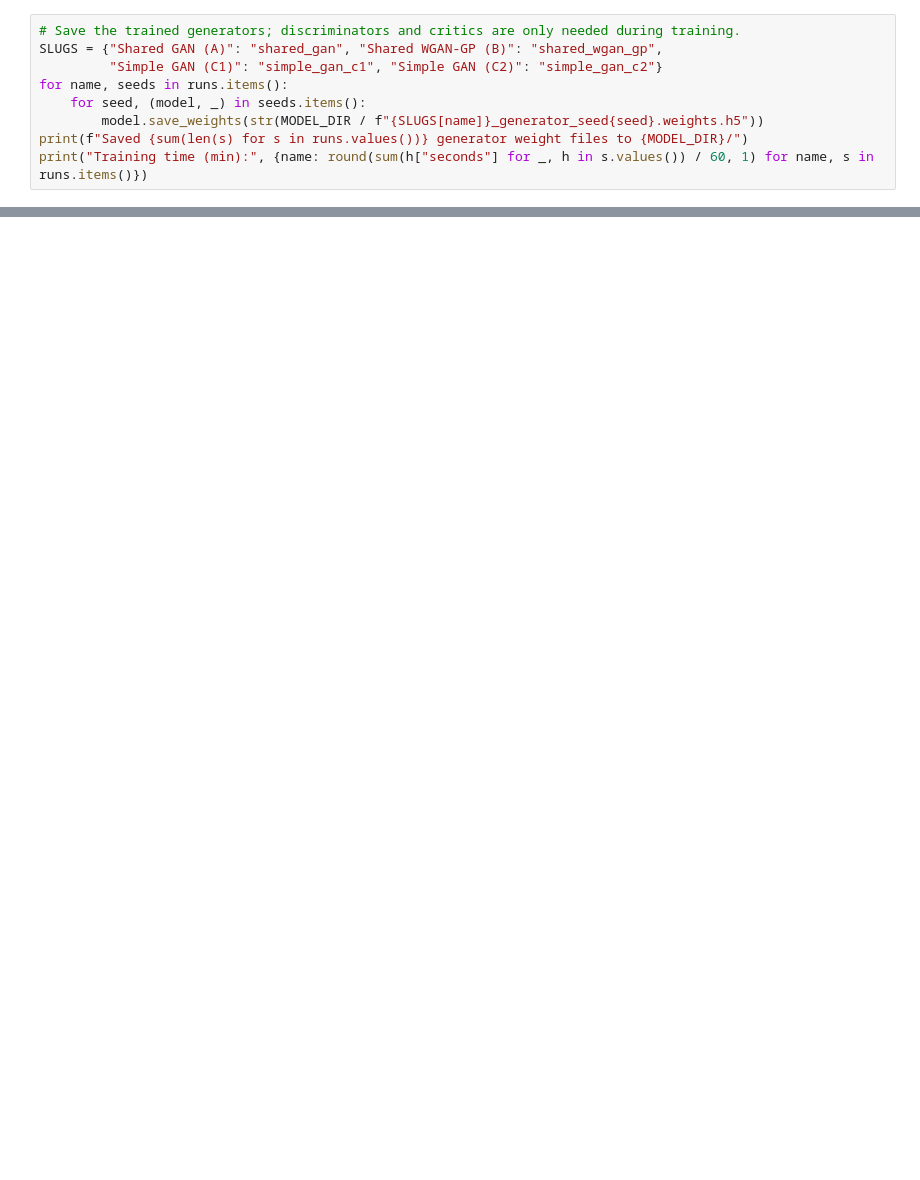
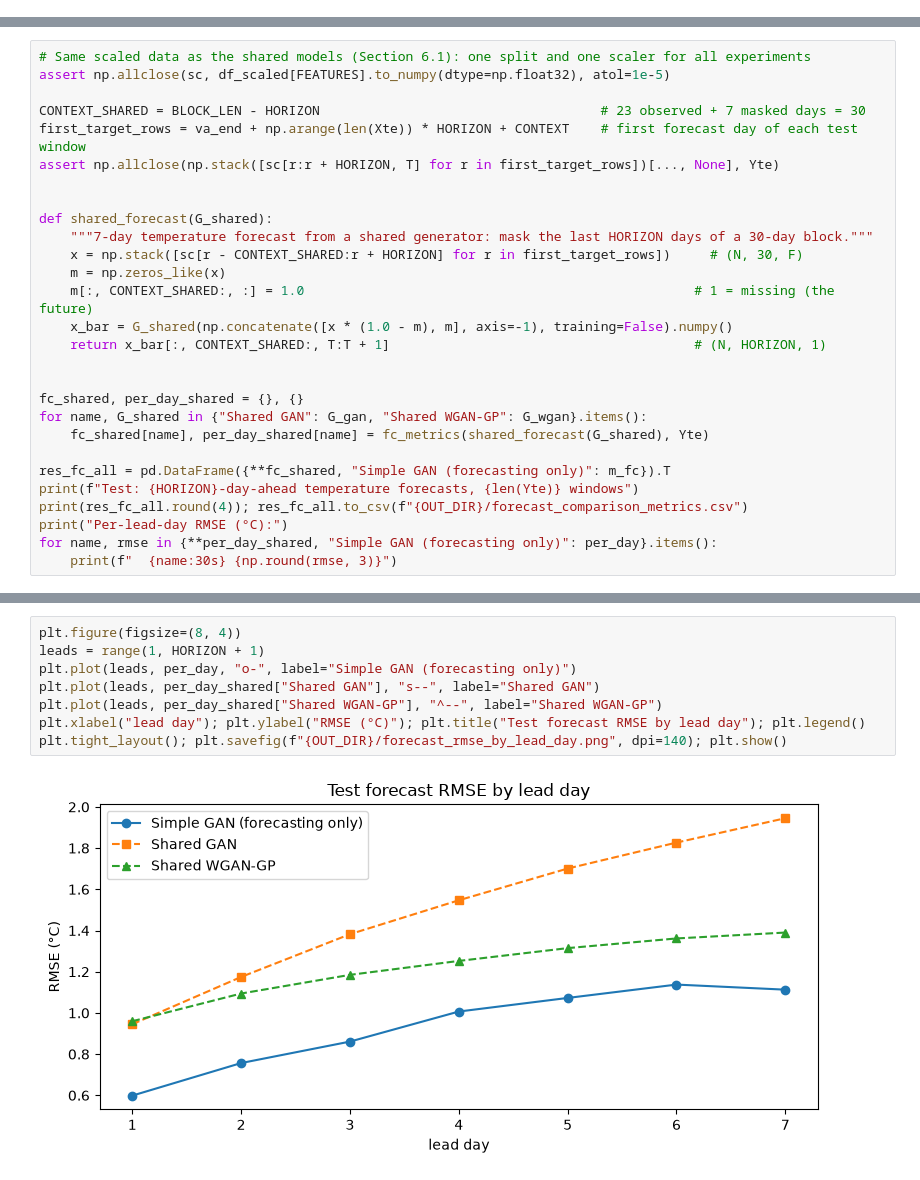
Before and after one commit to Melvin0163/Adversarial-Forecasting-A-GAN-Based-Framework-for-Time-Series-Imputation-and-Weather-Prediction, a Jupyter notebook: Adversarial_Forecasting_GAN.ipynb, the cells around one changed output, grey strips where cells are left out. Saved outputs shown, nothing was run; the diff lists cells and outputs as text; blank space fills up the shorter version.

```diff
--- a/Adversarial_Forecasting_GAN.ipynb
+++ b/Adversarial_Forecasting_GAN.ipynb
@@ -857,9 +0,0 @@ forecast windows (train / val / test): 19,374, 587, 596
-# %%
-# Save the trained generators; discriminators and critics are only needed during training.
-SLUGS = {"Shared GAN (A)": "shared_gan", "Shared WGAN-GP (B)": "shared_wgan_gp",
-         "Simple GAN (C1)": "simple_gan_c1", "Simple GAN (C2)": "simple_gan_c2"}
-for name, seeds in runs.items():
-    for seed, (model, _) in seeds.items():
-        model.save_weights(str(MODEL_DIR / f"{SLUGS[name]}_generator_seed{seed}.weights.h5"))
-print(f"Saved {sum(len(s) for s in runs.values())} generator weight files to {MODEL_DIR}/")
-print("Training time (min):", {name: round(sum(h["seconds"] for _, h in s.values()) / 60, 1) for name, s in runs.items()})
@@ -1457,0 +1143,28 @@ Two standard remedies follow. The first is GAIN's *hint mechanism* (Yoon et al.,
+# %%
+# Same scaled data as the shared models (Section 6.1): one split and one scaler for all experiments
+assert np.allclose(sc, df_scaled[FEATURES].to_numpy(dtype=np.float32), atol=1e-5)
+
+CONTEXT_SHARED = BLOCK_LEN - HORIZON                                    # 23 observed + 7 masked days = 30
+first_target_rows = va_end + np.arange(len(Xte)) * HORIZON + CONTEXT    # first forecast day of each test window
+assert np.allclose(np.stack([sc[r:r + HORIZON, T] for r in first_target_rows])[..., None], Yte)
+
+
+def shared_forecast(G_shared):
+    """7-day temperature forecast from a shared generator: mask the last HORIZON days of a 30-day block."""
+    x = np.stack([sc[r - CONTEXT_SHARED:r + HORIZON] for r in first_target_rows])     # (N, 30, F)
+    m = np.zeros_like(x)
+    m[:, CONTEXT_SHARED:, :] = 1.0                                                  # 1 = missing (the future)
+    x_bar = G_shared(np.concatenate([x * (1.0 - m), m], axis=-1), training=False).numpy()
+    return x_bar[:, CONTEXT_SHARED:, T:T + 1]                                       # (N, HORIZON, 1)
+
+
+fc_shared, per_day_shared = {}, {}
+for name, G_shared in {"Shared GAN": G_gan, "Shared WGAN-GP": G_wgan}.items():
+    fc_shared[name], per_day_shared[name] = fc_metrics(shared_forecast(G_shared), Yte)
+
+res_fc_all = pd.DataFrame({**fc_shared, "Simple GAN (forecasting only)": m_fc}).T
+print(f"Test: {HORIZON}-day-ahead temperature forecasts, {len(Yte)} windows")
+print(res_fc_all.round(4)); res_fc_all.to_csv(f"{OUT_DIR}/forecast_comparison_metrics.csv")
+print("Per-lead-day RMSE (°C):")
+for name, rmse in {**per_day_shared, "Simple GAN (forecasting only)": per_day}.items():
+    print(f"  {name:30s} {np.round(rmse, 3)}")
@@ -1457,0 +1245,10 @@ Two standard remedies follow. The first is GAIN's *hint mechanism* (Yoon et al.,
+# %%
+plt.figure(figsize=(8, 4))
+leads = range(1, HORIZON + 1)
+plt.plot(leads, per_day, "o-", label="Simple GAN (forecasting only)")
+plt.plot(leads, per_day_shared["Shared GAN"], "s--", label="Shared GAN")
+plt.plot(leads, per_day_shared["Shared WGAN-GP"], "^--", label="Shared WGAN-GP")
+plt.xlabel("lead day"); plt.ylabel("RMSE (°C)"); plt.title("Test forecast RMSE by lead day"); plt.legend()
+plt.tight_layout(); plt.savefig(f"{OUT_DIR}/forecast_rmse_by_lead_day.png", dpi=140); plt.show()
+# %% [output]
+[figure, added]
```
Also changed, not shown: parts of 87 cells of this notebook, 37 other files.
